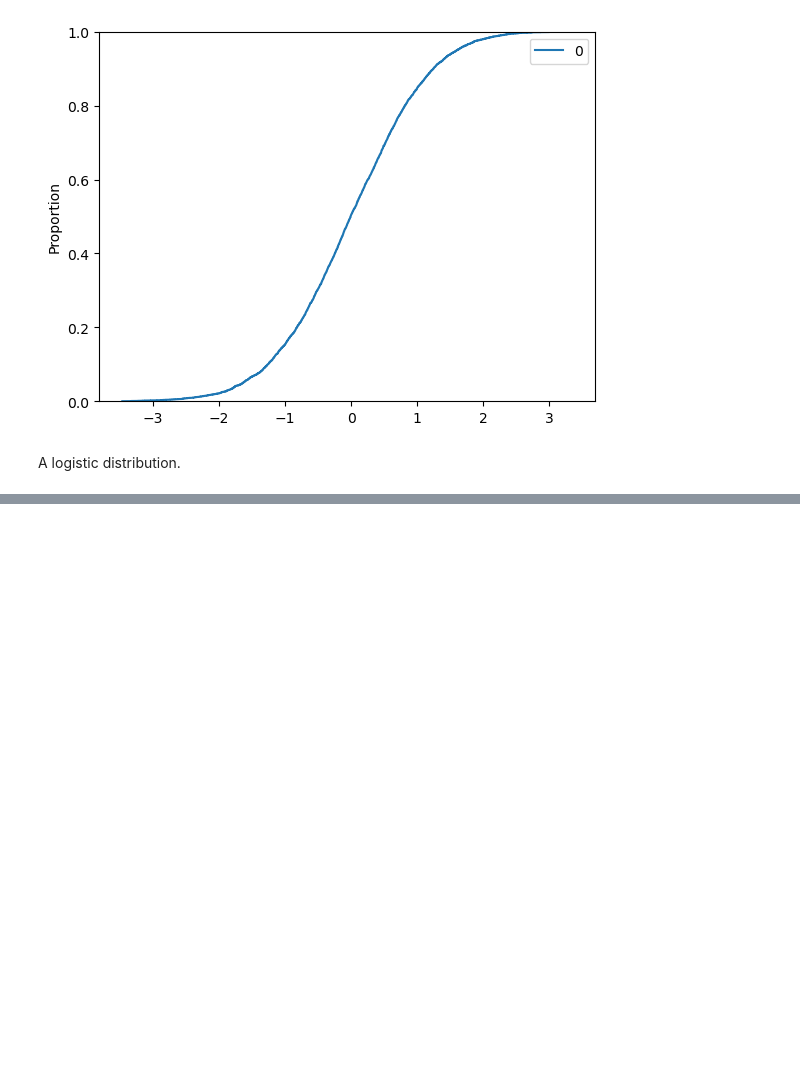
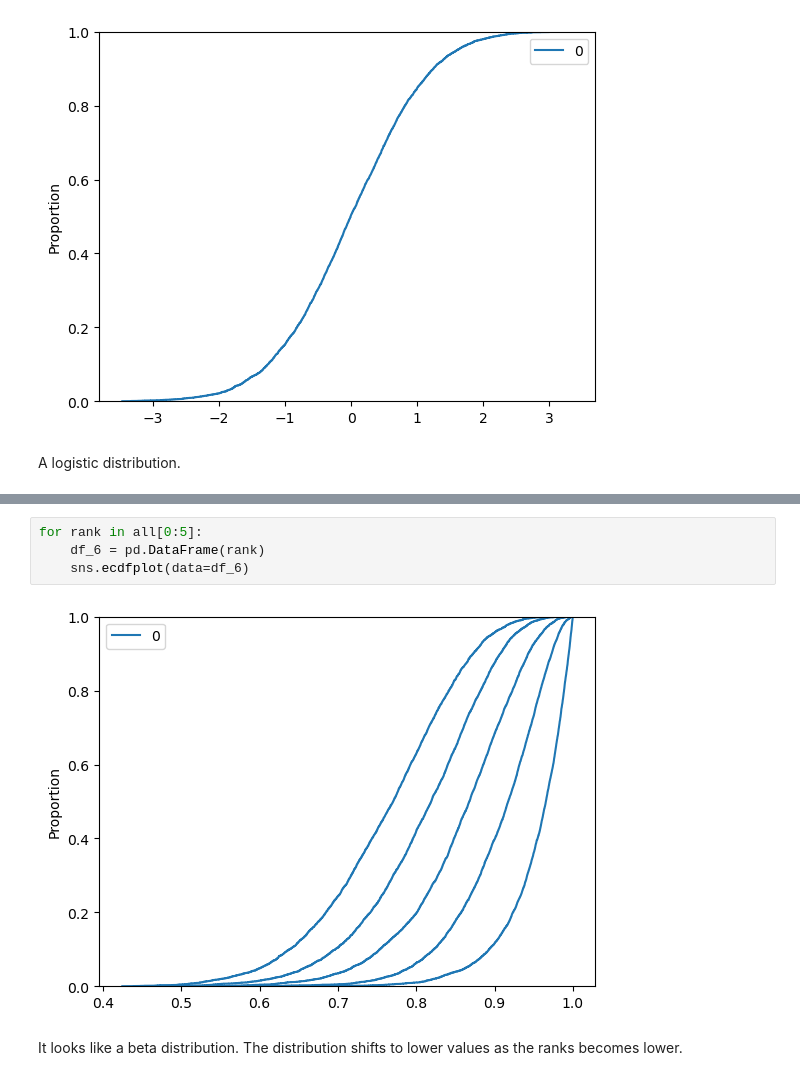
Before and after one commit to sayuri005/uu_categorical_and_numeric, a Jupyter notebook: thursday_lab/lab4.ipynb, the cells around one changed output, grey strips where cells are left out. Cells and saved outputs as stored; diff of their text form; blank space fills up the shorter version.

```diff
--- a/thursday_lab/lab4.ipynb
+++ b/thursday_lab/lab4.ipynb
@@ -73,0 +108,8 @@ Looks like a normal distribution. Making p smaller shifts the center to posiive
+# %%
+for rank in all[0:5]:
+    df_6 = pd.DataFrame(rank)
+    sns.ecdfplot(data=df_6)
+# %% [output]
+[figure, added]
+# %% [markdown]
+It looks like a beta distribution. The distribution shifts to lower values as the ranks becomes lower.
```
Also changed, not shown: parts of 4 cells of this notebook, 3 other files.
